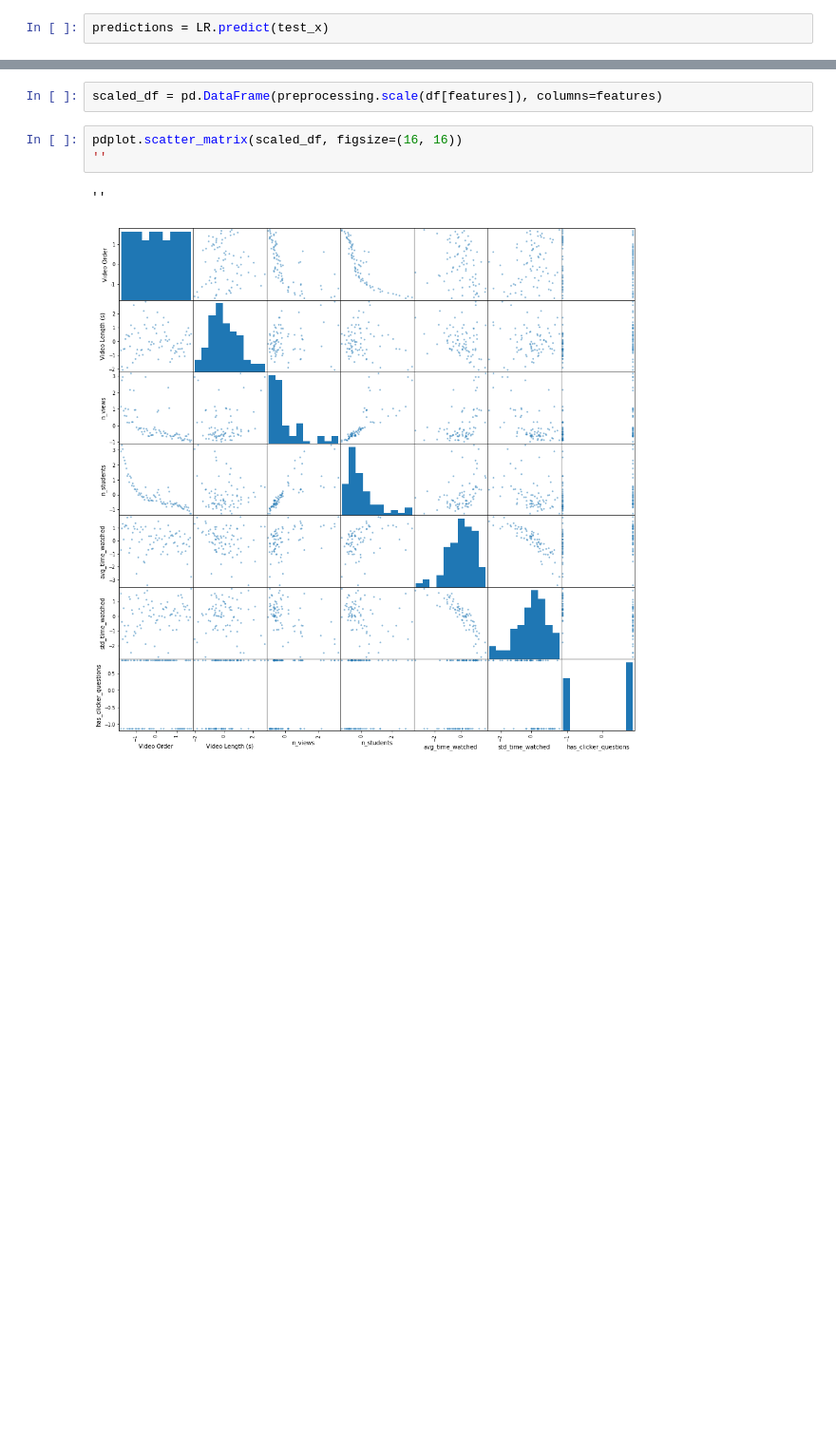
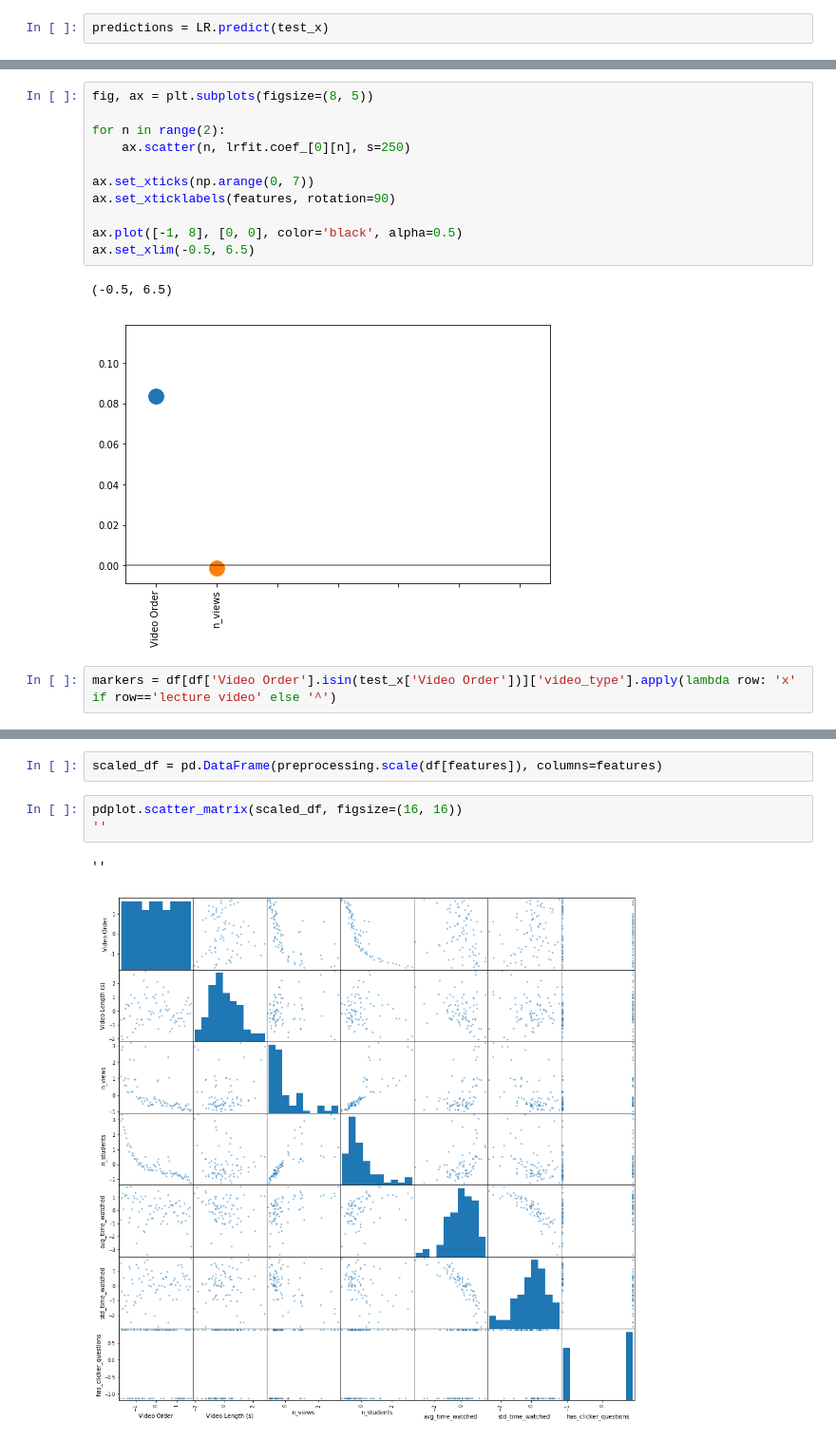
Before and after one commit to PERLMSU/quantitative-analysis-group, a Jupyter notebook: python/logistic regression - classifying video types.ipynb, the cells around one changed output, grey strips where cells are left out. Shown at 95% size. Drawn from its saved outputs; the diff is of its cells as text; blank space fills up the shorter version.

```diff
--- a/python/logistic regression - classifying video types.ipynb
+++ b/python/logistic regression - classifying video types.ipynb
@@ -100,0 +120,16 @@ array([[ 6,  1],
+# %%
+fig, ax = plt.subplots(figsize=(8, 5))
+
+for n in range(2):
+    ax.scatter(n, lrfit.coef_[0][n], s=250)
+
+ax.set_xticks(np.arange(0, 7))
+ax.set_xticklabels(features, rotation=90)
+
+ax.plot([-1, 8], [0, 0], color='black', alpha=0.5)
+ax.set_xlim(-0.5, 6.5)
+# %% [output]
+(-0.5, 6.5)
+[figure, added]
+# %%
+markers = df[df['Video Order'].isin(test_x['Video Order'])]['video_type'].apply(lambda row: 'x' if row=='lecture video' else '^')
```
Also changed, not shown: parts of 28 cells of this notebook.
